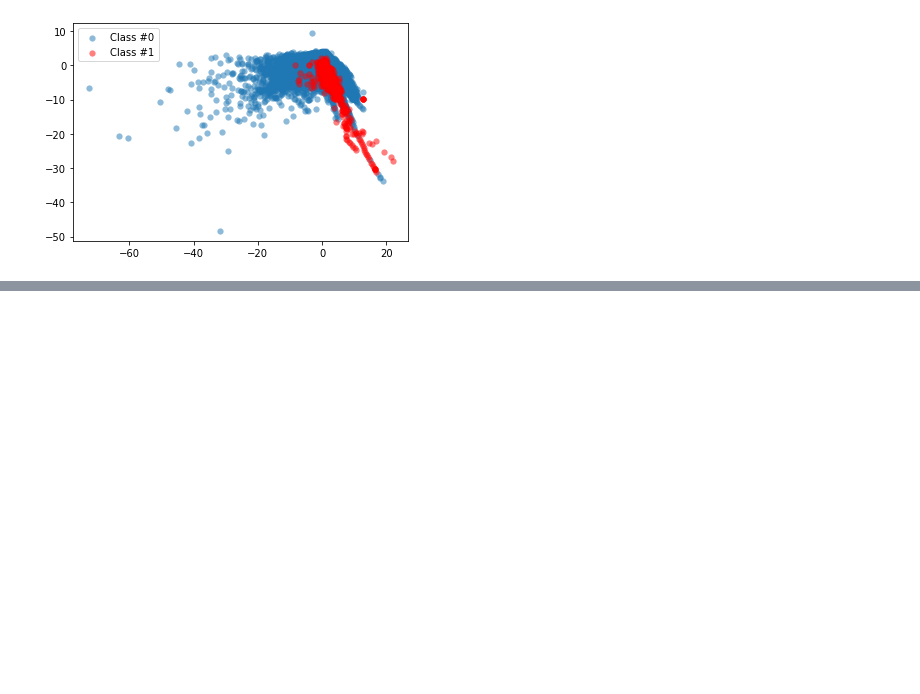
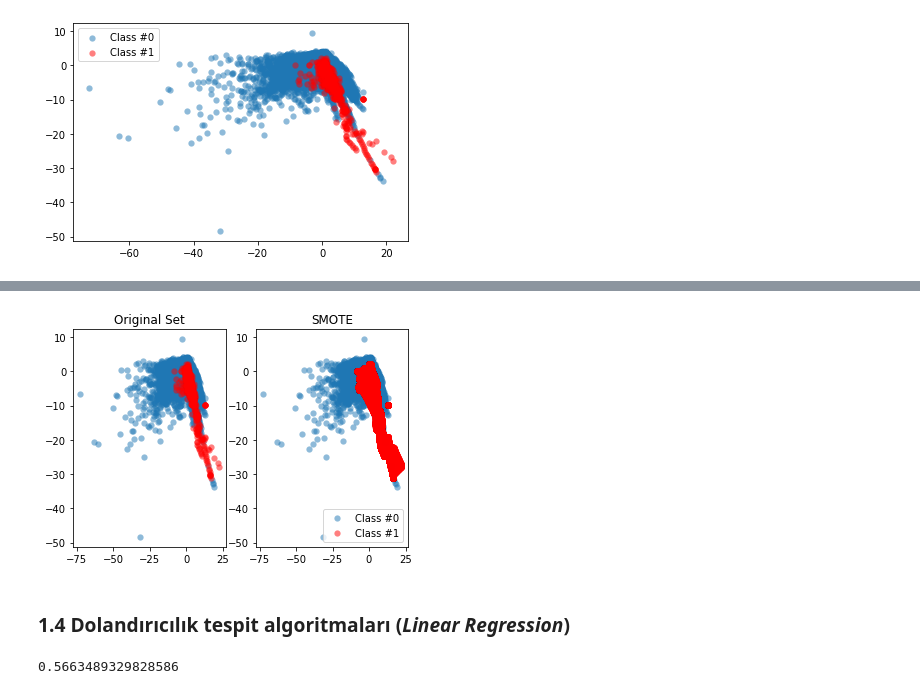
Before and after one commit to Bsmoce/Graduation-Project, a Jupyter notebook: Report (2).ipynb, the cells around one changed output, grey strips where cells are left out. Cells and saved outputs as stored; diff of their text form; code cells hidden in the pictures; blank space fills up the shorter version.

```diff
--- a/Report (2).ipynb
+++ b/Report (2).ipynb
@@ -141,0 +205,26 @@ plot_data(X, y)
+# %%
+def compare_plot(X: np.ndarray, y: np.ndarray, X_resampled: np.ndarray, y_resampled: np.ndarray, method: str):
+    plt.subplot(1, 2, 1)
+    plt.scatter(X[y == 0, 0], X[y == 0, 1], label="Class #0", alpha=0.5, linewidth=0.15)
+    plt.scatter(X[y == 1, 0], X[y == 1, 1], label="Class #1", alpha=0.5, linewidth=0.15, c='r')
+    plt.title('Original Set')
+    plt.subplot(1, 2, 2)
+    plt.scatter(X_resampled[y_resampled == 0, 0], X_resampled[y_resampled == 0, 1], label="Class #0", alpha=0.5, linewidth=0.15)
+    plt.scatter(X_resampled[y_resampled == 1, 0], X_resampled[y_resampled == 1, 1], label="Class #1", alpha=0.5, linewidth=0.15, c='r')
+    plt.title(method)
+    plt.legend()
+    plt.show()
+# %%
+compare_plot(X, y, X_resampled, y_resampled, method='SMOTE')
+# %% [output]
+[figure, added]
+# %% [markdown]
+### 1.4 Dolandırıcılık tespit algoritmaları (*Linear Regression*)
+# %%
+X_train, X_test, y_train, y_test = train_test_split(X, y, test_size=0.2)
+model = LinearRegression()
+model.fit(X_train, y_train)
+y_predicted = model.predict(X_test)
+r2_score(y_test, y_predicted)
+# %% [output]
+0.5663489329828586
```
Also changed, not shown: parts of 19 cells of this notebook.
